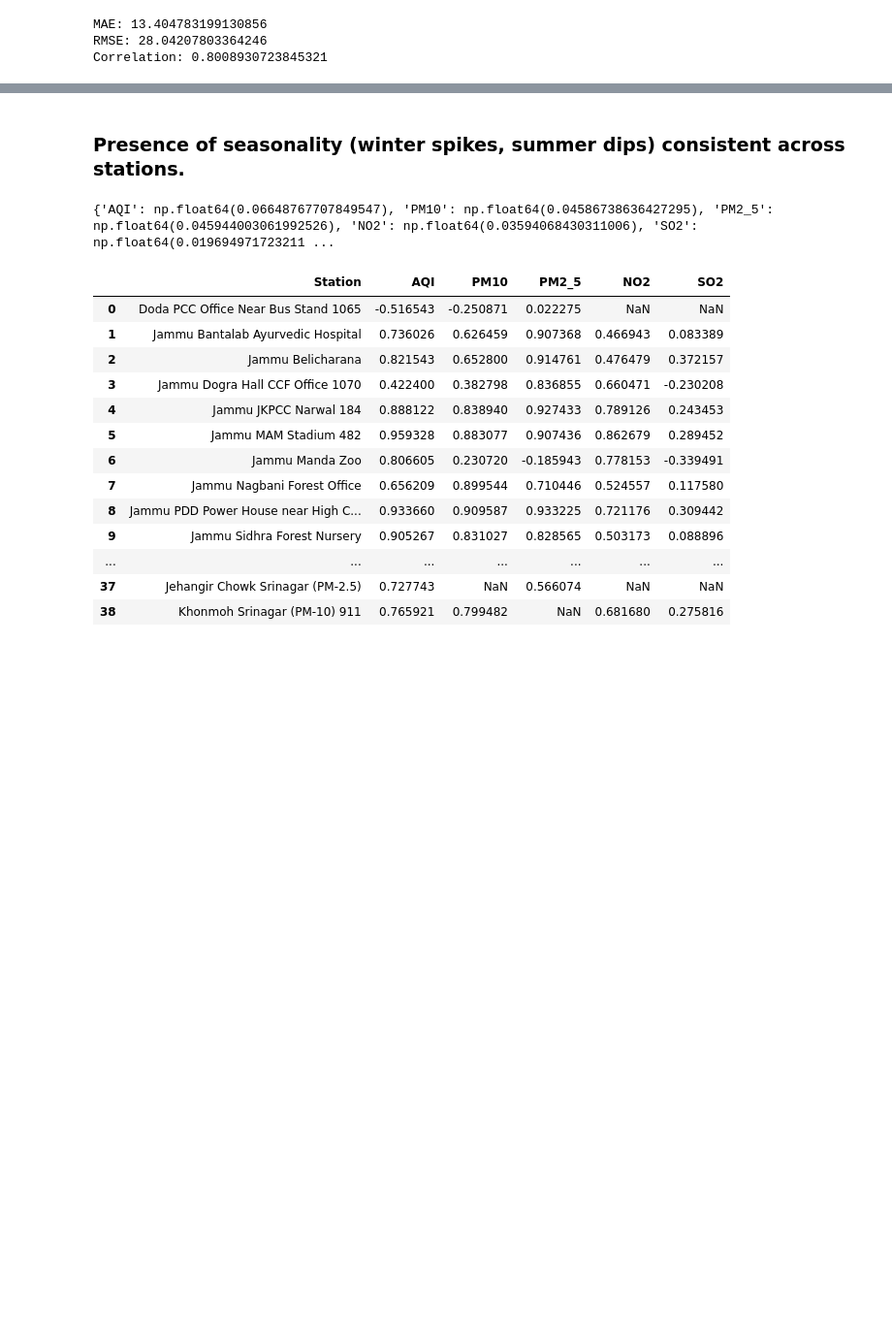
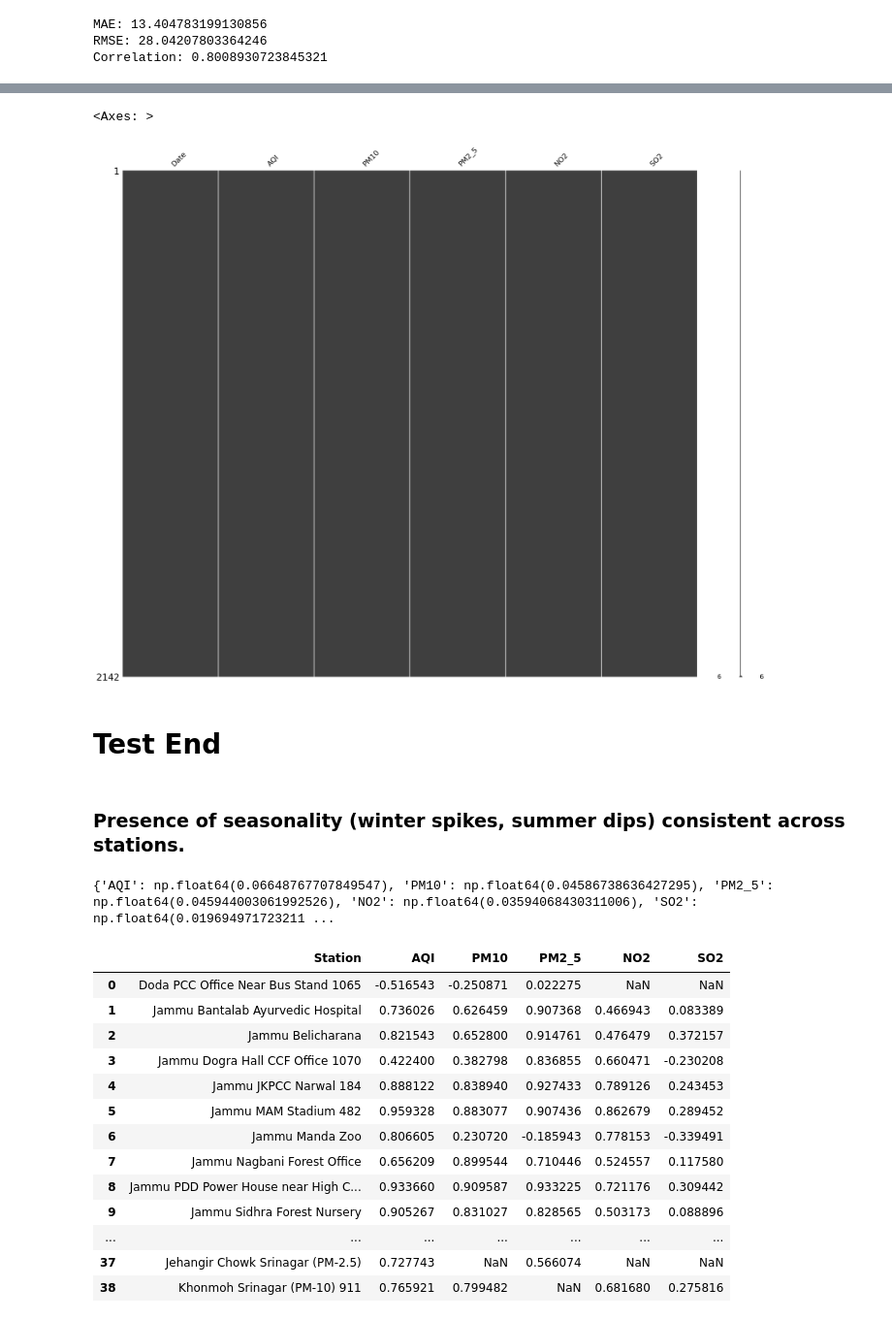
Before and after one commit to mohmmad-akeeb/j-k-pollution-data-analysis, a Jupyter notebook: Untitled.ipynb, the cells around one changed output, grey strips where cells are left out. Shown at 97% size. Cells and saved outputs as stored; diff of their text form; code cells hidden in the pictures; blank space fills up the shorter version.

```diff
--- a/Untitled.ipynb
+++ b/Untitled.ipynb
@@ -566,0 +1445,7 @@ station_eval.to_csv('station_aqi_corr.csv',index=False)
+# %%
+df_knn = knn_impute_full(completed_df)
+# %%
+msno.matrix(df_knn[['Date','AQI','PM10','PM2_5','NO2','SO2']],figsize=(25,20))
+# %% [output]
+<Axes: >
+[figure, added]
@@ -567,3 +1471,5 @@ station_eval.to_csv('station_aqi_corr.csv',index=False)
+# %% [markdown]
+# Test End
 # %% [markdown]
 ### Presence of seasonality (winter spikes, summer dips) consistent across stations.
 # %%
```
Also changed, not shown: parts of 69 cells of this notebook, 2 other files.
